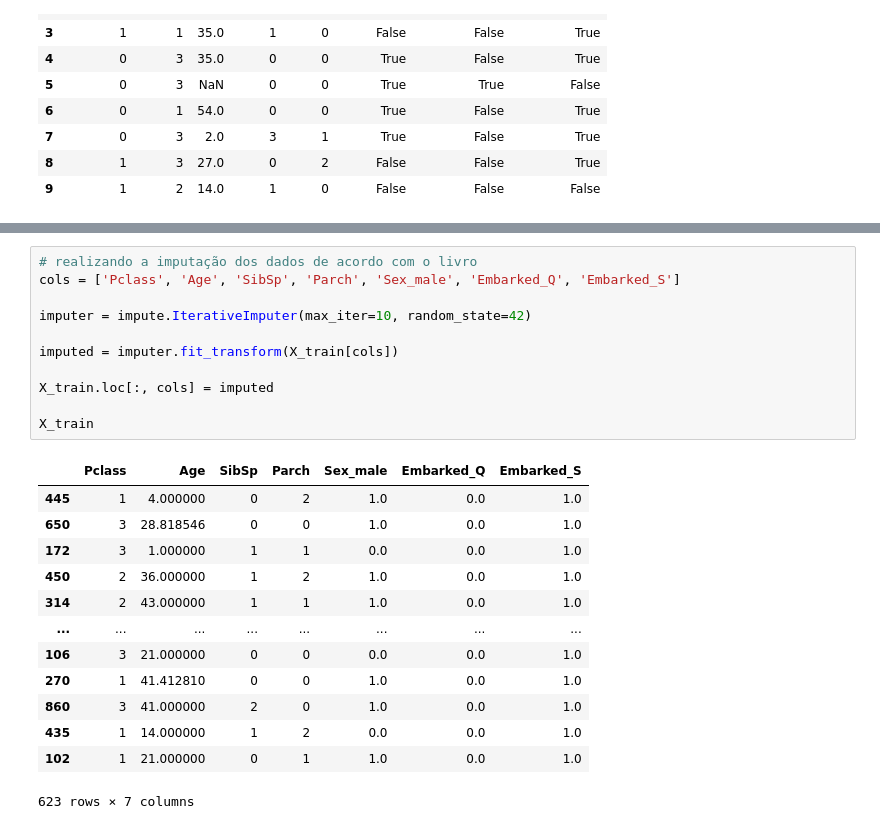
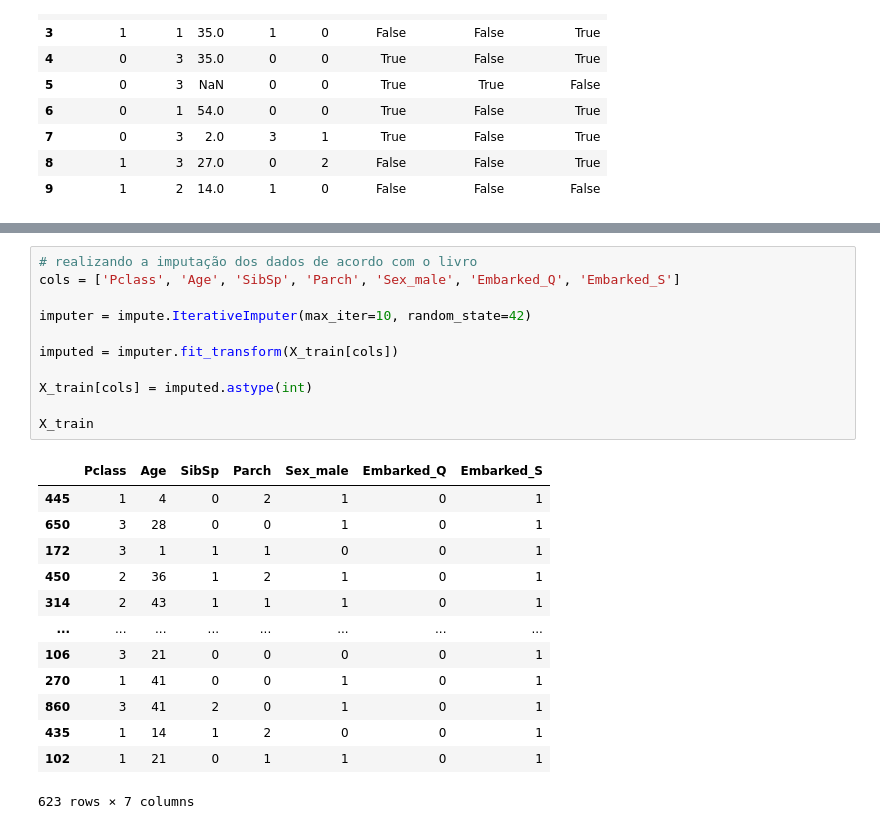
Before and after one commit to sarasantosdev/machine_learning_guia_de_referencia_rapida_estudos, a Jupyter notebook: machine_learning_guia_referencia_rapida.ipynb, the cells around one changed output, grey strips where cells are left out. Cells and saved outputs as stored; diff of their text form.

```diff
--- a/machine_learning_guia_referencia_rapida.ipynb
+++ b/machine_learning_guia_referencia_rapida.ipynb
@@ -201,27 +169,27 @@ df_iterative
 # %%
 # realizando a imputação dos dados de acordo com o livro
 cols = ['Pclass', 'Age', 'SibSp', 'Parch', 'Sex_male', 'Embarked_Q', 'Embarked_S']
 
 imputer = impute.IterativeImputer(max_iter=10, random_state=42)
 
 imputed = imputer.fit_transform(X_train[cols])
 
-X_train.loc[:, cols] = imputed
+X_train[cols] = imputed.astype(int)
 
 X_train
 # %% [output]
 |  | Pclass | Age | SibSp | Parch | Sex_male | Embarked_Q | Embarked_S |
-| 445 | 1 | 4.000000 | 0 | 2 | 1.0 | 0.0 | 1.0 |
-| 650 | 3 | 28.818546 | 0 | 0 | 1.0 | 0.0 | 1.0 |
-| 172 | 3 | 1.000000 | 1 | 1 | 0.0 | 0.0 | 1.0 |
-| 450 | 2 | 36.000000 | 1 | 2 | 1.0 | 0.0 | 1.0 |
-| 314 | 2 | 43.000000 | 1 | 1 | 1.0 | 0.0 | 1.0 |
+| 445 | 1 | 4 | 0 | 2 | 1 | 0 | 1 |
+| 650 | 3 | 28 | 0 | 0 | 1 | 0 | 1 |
+| 172 | 3 | 1 | 1 | 1 | 0 | 0 | 1 |
+| 450 | 2 | 36 | 1 | 2 | 1 | 0 | 1 |
+| 314 | 2 | 43 | 1 | 1 | 1 | 0 | 1 |
 | ... | ... | ... | ... | ... | ... | ... | ... |
-| 106 | 3 | 21.000000 | 0 | 0 | 0.0 | 0.0 | 1.0 |
-| 270 | 1 | 41.412810 | 0 | 0 | 1.0 | 0.0 | 1.0 |
-| 860 | 3 | 41.000000 | 2 | 0 | 1.0 | 0.0 | 1.0 |
-| 435 | 1 | 14.000000 | 1 | 2 | 0.0 | 0.0 | 1.0 |
-| 102 | 1 | 21.000000 | 0 | 1 | 1.0 | 0.0 | 1.0 |
+| 106 | 3 | 21 | 0 | 0 | 0 | 0 | 1 |
+| 270 | 1 | 41 | 0 | 0 | 1 | 0 | 1 |
+| 860 | 3 | 41 | 2 | 0 | 1 | 0 | 1 |
+| 435 | 1 | 14 | 1 | 2 | 0 | 0 | 1 |
+| 102 | 1 | 21 | 0 | 1 | 1 | 0 | 1 |
 623 rows × 7 columns
 # %%
 # imputando os dados para o conjunto de testes
```
Also changed, not shown: parts of 4 cells of this notebook.
